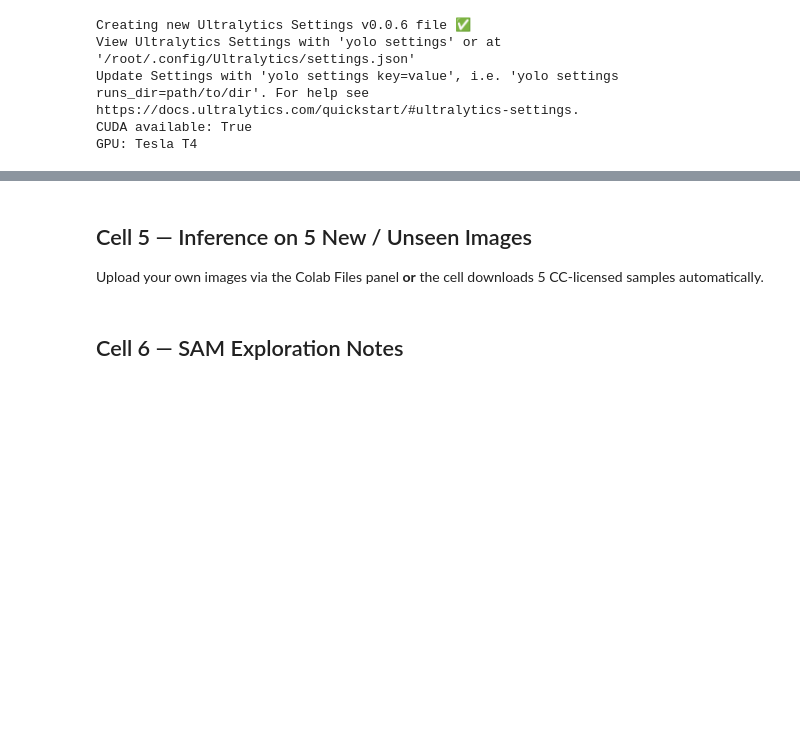
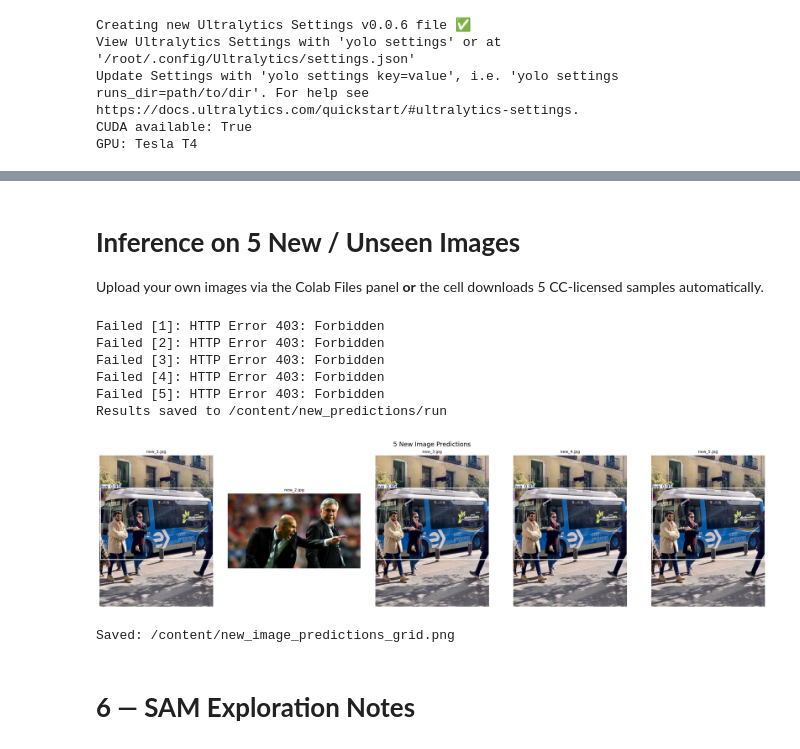
Before and after one commit to archsalem101/Automatic-Detection-of-Heavy-Vehicles-and-Trailers-During-Peak-Hour-Ban-Periods, a Jupyter notebook: 01_notebooks/02_Inference.ipynb, the cells around one changed output, grey strips where cells are left out. Drawn from its saved outputs; the diff is of its cells as text; code cells hidden in the pictures; blank space fills up the shorter version.

```diff
--- a/01_notebooks/02_Inference.ipynb
+++ b/01_notebooks/02_Inference.ipynb
@@ -48,17 +48,20 @@ GPU: Tesla T4
 **Option B (new session / pre-trained):** Upload `best.pt` from the GitHub Release to Colab Files, then set the path below.
 **Option C (direct download):** Uncomment the GitHub Release download block.
 # %%
+import urllib.request
+import os
+
 # ─── Option A — same Colab session (default) ─────────────────────────────────
-WEIGHTS_PATH = '/content/heavy_vehicle_detection/yolov8n_50ep/weights/best.pt'
+# WEIGHTS_PATH = '/content/heavy_vehicle_detection/yolov8n_50ep/weights/best.pt'
 
 # ─── Option B — uploaded file ─────────────────────────────────────────────────
 # WEIGHTS_PATH = '/content/best.pt'
 
 # ─── Option C — download from GitHub Release ─────────────────────────────────
-# WEIGHTS_URL  = 'https://github.com/archsalem101/Automatic-Detection-of-Heavy-Vehicles-and-Trailers-During-Peak-Hour-Ban-Periods/releases/download/v1/best.pt'
-# WEIGHTS_PATH = '/content/best.pt'
-# urllib.request.urlretrieve(WEIGHTS_URL, WEIGHTS_PATH)
-# print("Weights downloaded.")
+WEIGHTS_URL  = 'https://github.com/archsalem101/Automatic-Detection-of-Heavy-Vehicles-and-Trailers-During-Peak-Hour-Ban-Periods/raw/main/02_results/best.pt'
+WEIGHTS_PATH = '/content/best.pt'
+urllib.request.urlretrieve(WEIGHTS_URL, WEIGHTS_PATH)
+print("Weights downloaded.")
 
 IMGSZ = 640
 CONF  = 0.25
@@ -142,5 +170,5 @@ print("Saved: /content/validation_predictions_grid.png")
 # %% [markdown]
-## Cell 5 — Inference on 5 New / Unseen Images
+# **Inference on 5 New / Unseen Images**
 
 Upload your own images via the Colab Files panel **or** the cell downloads 5 CC-licensed samples automatically.
 # %%
@@ -148,11 +176,11 @@ os.makedirs('/content/new_images', exist_ok=True)
 
 # ─── Replace with your own image URLs or upload manually ─────────────────────
 sample_urls = [
-    "https://upload.wikimedia.org/wikipedia/commons/thumb/1/1a/London_bus_on_Oxford_Street.jpg/640px-London_bus_on_Oxford_Street.jpg",
-    "https://upload.wikimedia.org/wikipedia/commons/thumb/4/4d/Semi-trailer_truck_on_I-80_in_Nevada.jpg/640px-Semi-trailer_truck_on_I-80_in_Nevada.jpg",
-    "https://upload.wikimedia.org/wikipedia/commons/thumb/9/91/2019_Toyota_Prius_XLE_AWD-e_%28facelift%2C_white%29%2C_front_8.21.19.jpg/640px-2019_Toyota_Prius_XLE_AWD-e_%28facelift%2C_white%29%2C_front_8.21.19.jpg",
-    "https://upload.wikimedia.org/wikipedia/commons/thumb/3/3e/Arriva_London_LT62_on_route_38.jpg/640px-Arriva_London_LT62_on_route_38.jpg",
-    "https://upload.wikimedia.org/wikipedia/commons/thumb/4/4c/Volvo_FH_truck.jpg/640px-Volvo_FH_truck.jpg"
+    "https://www.publicdomainpictures.net/pictures/330000/velka/bus-on-street.jpg",
+    "https://www.publicdomainpictures.net/pictures/40000/velka/red-truck.jpg",
+    "https://www.publicdomainpictures.net/pictures/10000/velka/yellow-car-20351296715w0V.jpg",
+    "https://www.publicdomainpictures.net/pictures/20000/velka/truck-on-the-road.jpg",
+    "https://www.publicdomainpictures.net/pictures/300000/velka/old-city-bus.jpg"
 ]
 
 for i, url in enumerate(sample_urls):
@@ -164,35 +192,44 @@ for i, url in enumerate(sample_urls):
         print(f"Failed [{i+1}]: {e}")
 
 # Run inference
 model.predict(
     source   = '/content/new_images',
     conf     = CONF,
     iou      = IOU,
     save     = True,
     project  = '/content/new_predictions',
     name     = 'run',
     exist_ok = True
 )
 
 new_imgs = sorted(
     glob.glob('/content/new_predictions/run/*.jpg') +
     glob.glob('/content/new_predictions/run/*.png')
 )[:5]
 
 fig, axes = plt.subplots(1, min(5, len(new_imgs)), figsize=(20, 5))
 if len(new_imgs) == 1:
     axes = [axes]
 for ax, p in zip(axes, new_imgs):
     ax.imshow(mpimg.imread(p))
     ax.set_title(os.path.basename(p)[:18], fontsize=8)
     ax.axis('off')
 plt.suptitle('5 New Image Predictions', fontsize=13)
 plt.tight_layout()
 plt.savefig('/content/new_image_predictions_grid.png', dpi=150)
 plt.show()
 print("Saved: /content/new_image_predictions_grid.png")
+# %% [output]
+Failed [1]: HTTP Error 403: Forbidden
+Failed [2]: HTTP Error 403: Forbidden
+Failed [3]: HTTP Error 403: Forbidden
+Failed [4]: HTTP Error 403: Forbidden
+Failed [5]: HTTP Error 403: Forbidden
+Results saved to /content/new_predictions/run
+[figure, added]
+Saved: /content/new_image_predictions_grid.png
 # %% [markdown]
-## Cell 6 — SAM Exploration Notes
+# **6 — SAM Exploration Notes**
 # %%
 sam_notes = """
 SAM Exploration — Qualitative Notes
```
Also changed, not shown: parts of 13 cells of this notebook.
